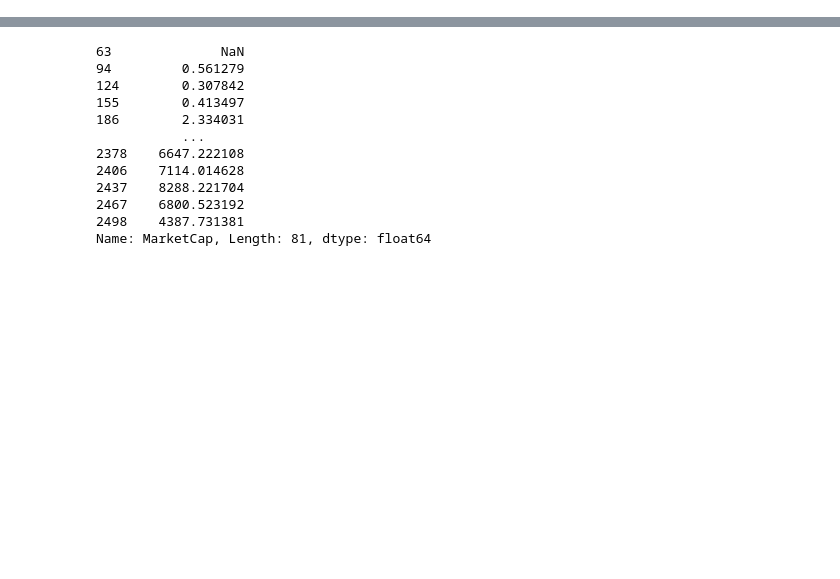
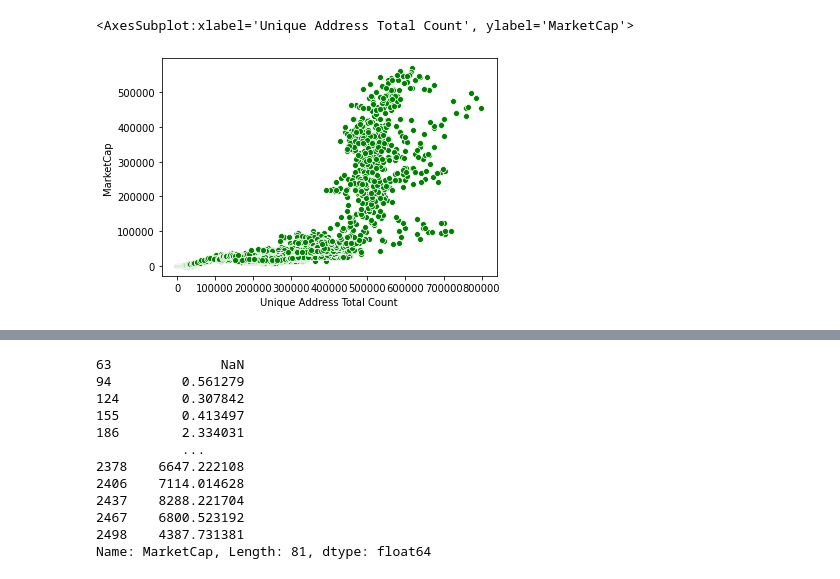
Before and after one commit to Plyeronn/DataScience, a Jupyter notebook: exploration.ipynb, the cells around one changed output, grey strips where cells are left out. Drawn from its saved outputs; the diff is of its cells as text; code cells hidden in the pictures; blank space fills up the shorter version.

```diff
--- a/exploration.ipynb
+++ b/exploration.ipynb
@@ -86,0 +138,5 @@ Name: Unique Address Total Count, Length: 81, dtype: float64
+# %%
+sns.scatterplot(data = frame, x = "Unique Address Total Count", y = "MarketCap", color="g")
+# %% [output]
+<AxesSubplot:xlabel='Unique Address Total Count', ylabel='MarketCap'>
+[figure, added]
```
Also changed, not shown: parts of 12 cells of this notebook, 2 other files.
